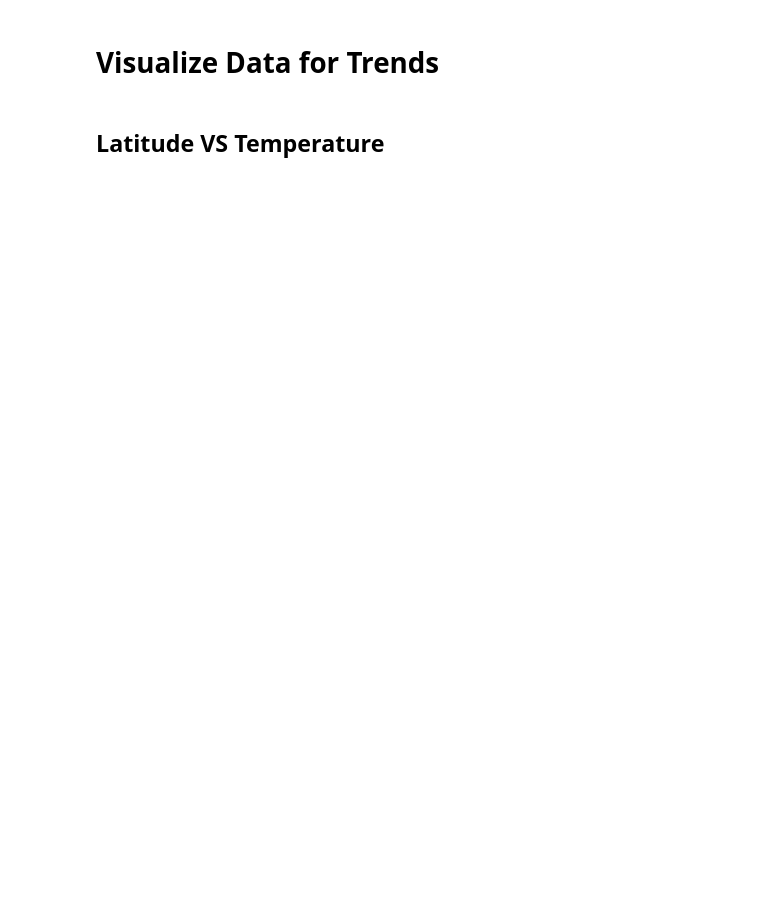
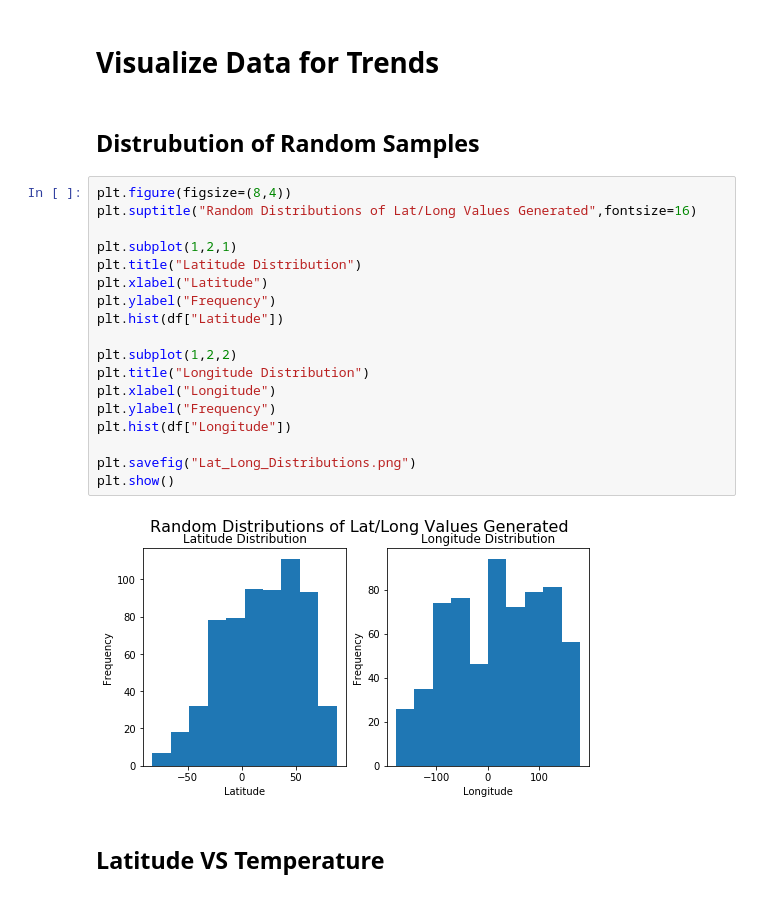
Before and after one commit to mrichtmyer/python-api-challenge, a Jupyter notebook: WeatherPy/WeatherPy.ipynb, the cells around one changed output. Saved outputs shown, nothing was run; the diff lists cells and outputs as text; blank space fills up the shorter version.

```diff
--- a/WeatherPy/WeatherPy.ipynb
+++ b/WeatherPy/WeatherPy.ipynb
@@ -141,5 +141,27 @@ print(df["City"].nunique())
 # %% [markdown]
 # Visualize Data for Trends
+# %% [markdown]
+## Distrubution of Random Samples
+# %%
+plt.figure(figsize=(8,4))
+plt.suptitle("Random Distributions of Lat/Long Values Generated",fontsize=16)
+
+plt.subplot(1,2,1)
+plt.title("Latitude Distribution")
+plt.xlabel("Latitude")
+plt.ylabel("Frequency")
+plt.hist(df["Latitude"])
+
+plt.subplot(1,2,2)
+plt.title("Longitude Distribution")
+plt.xlabel("Longitude")
+plt.ylabel("Frequency")
+plt.hist(df["Longitude"])
+
+plt.savefig("Lat_Long_Distributions.png")
+plt.show()
+# %% [output]
+[figure, added]
 # %% [markdown]
 ## Latitude VS Temperature
 # %%
```
Also changed, not shown: parts of 6 cells of this notebook.
